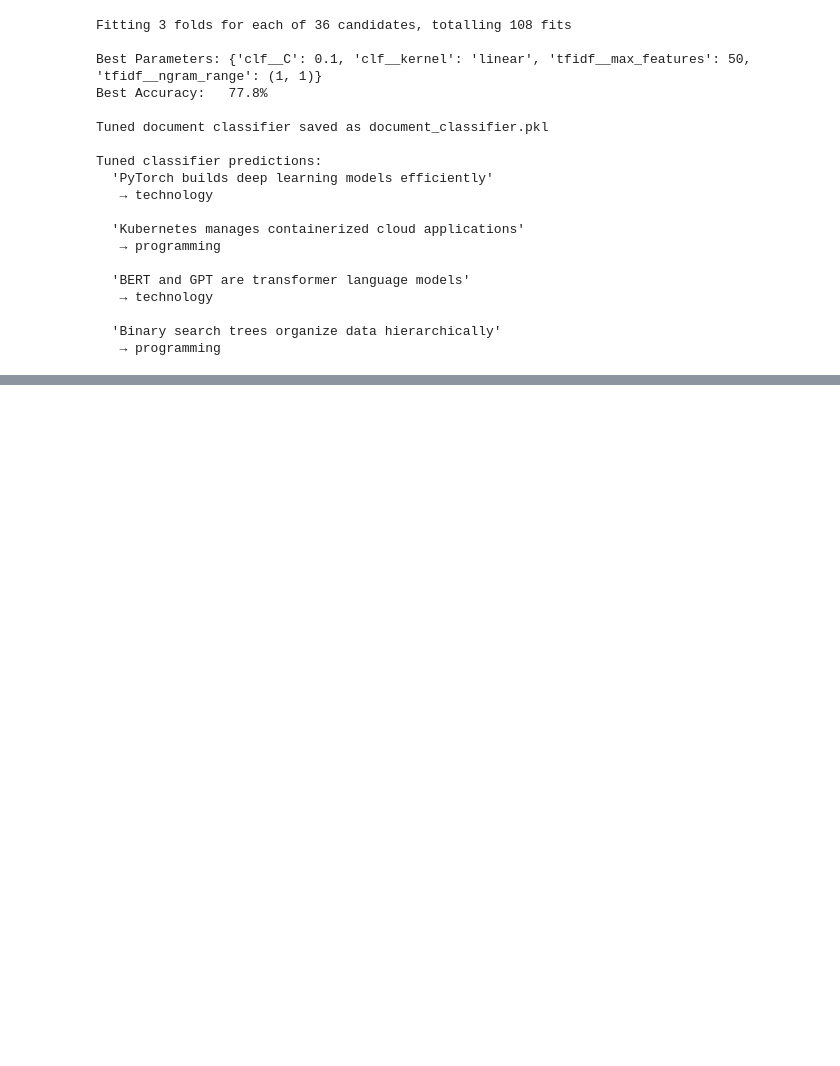
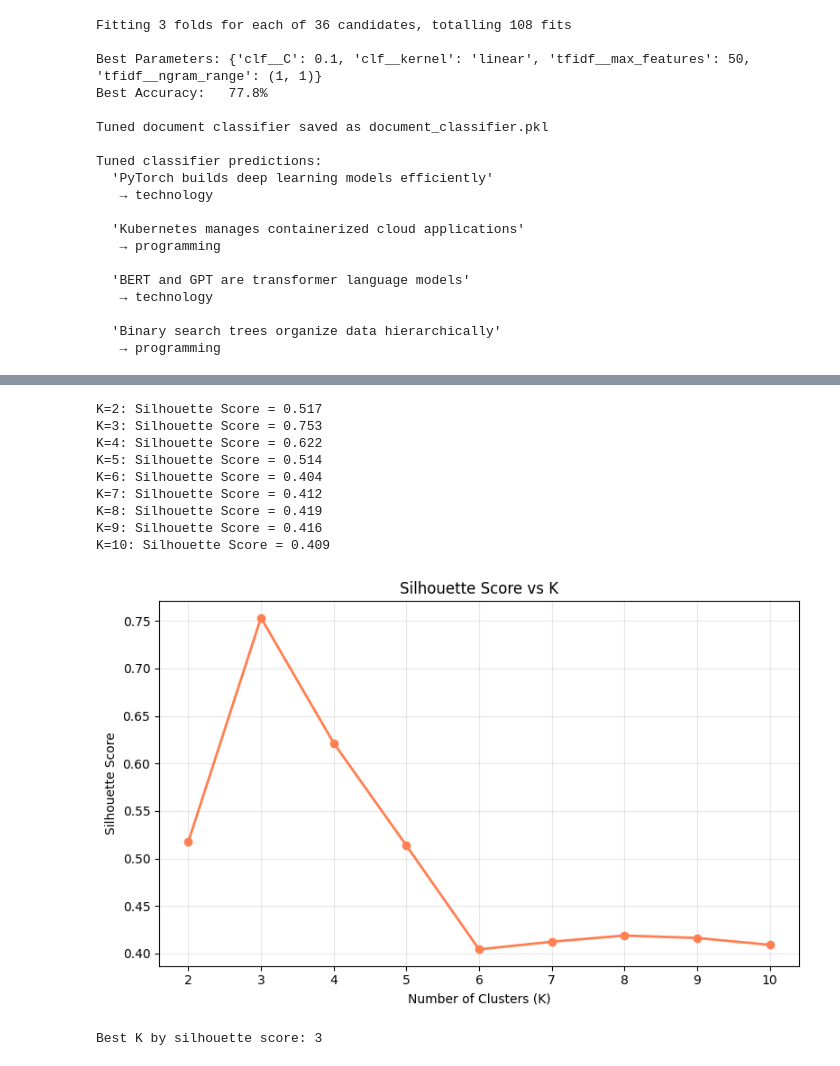
Before and after one commit to vartikabhawsar/ai-document-assistant, a Jupyter notebook: week2.ipynb, the cells around one changed output, grey strips where cells are left out. Saved outputs shown, nothing was run; the diff lists cells and outputs as text; code cells hidden in the pictures; blank space fills up the shorter version.

```diff
--- a/week2.ipynb
+++ b/week2.ipynb
@@ -1389,0 +1550,43 @@ Tuned classifier predictions:
+# %%
+from sklearn.metrics import silhouette_score
+
+# Silhouette Score measures cluster quality
+# How well separated are the clusters?
+# Score ranges from -1 to 1
+# Close to 1  = well separated clusters
+# Close to 0  = overlapping clusters
+# Negative    = points in wrong clusters
+
+silhouette_scores = []
+
+for k in range(2, 11):
+    km = KMeans(n_clusters=k, random_state=42, n_init=10)
+    labels_temp = km.fit_predict(data_scaled)
+    score = silhouette_score(data_scaled, labels_temp)
+    silhouette_scores.append(score)
+    print(f"K={k}: Silhouette Score = {score:.3f}")
+
+plt.figure(figsize=(8, 5))
+plt.plot(range(2, 11), silhouette_scores, marker="o",
+         color="coral", linewidth=2)
+plt.title("Silhouette Score vs K")
+plt.xlabel("Number of Clusters (K)")
+plt.ylabel("Silhouette Score")
+plt.grid(True, alpha=0.3)
+plt.tight_layout()
+plt.show()
+
+best_k = range(2, 11)[np.argmax(silhouette_scores)]
+print(f"\nBest K by silhouette score: {best_k}")
+# %% [output]
+K=2: Silhouette Score = 0.517
+K=3: Silhouette Score = 0.753
+K=4: Silhouette Score = 0.622
+K=5: Silhouette Score = 0.514
+K=6: Silhouette Score = 0.404
+K=7: Silhouette Score = 0.412
+K=8: Silhouette Score = 0.419
+K=9: Silhouette Score = 0.416
+K=10: Silhouette Score = 0.409
+[figure, added]
+Best K by silhouette score: 3
```
Also changed, not shown: parts of 5 cells of this notebook.
